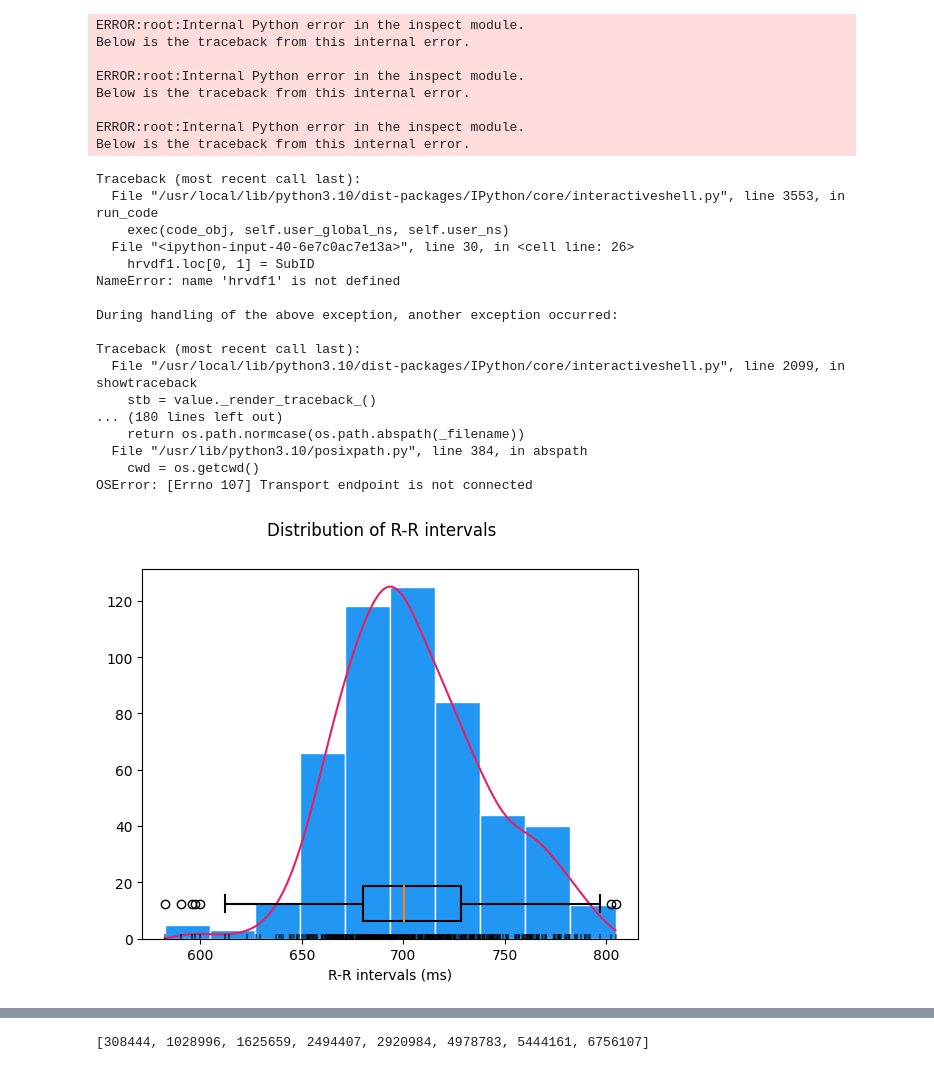
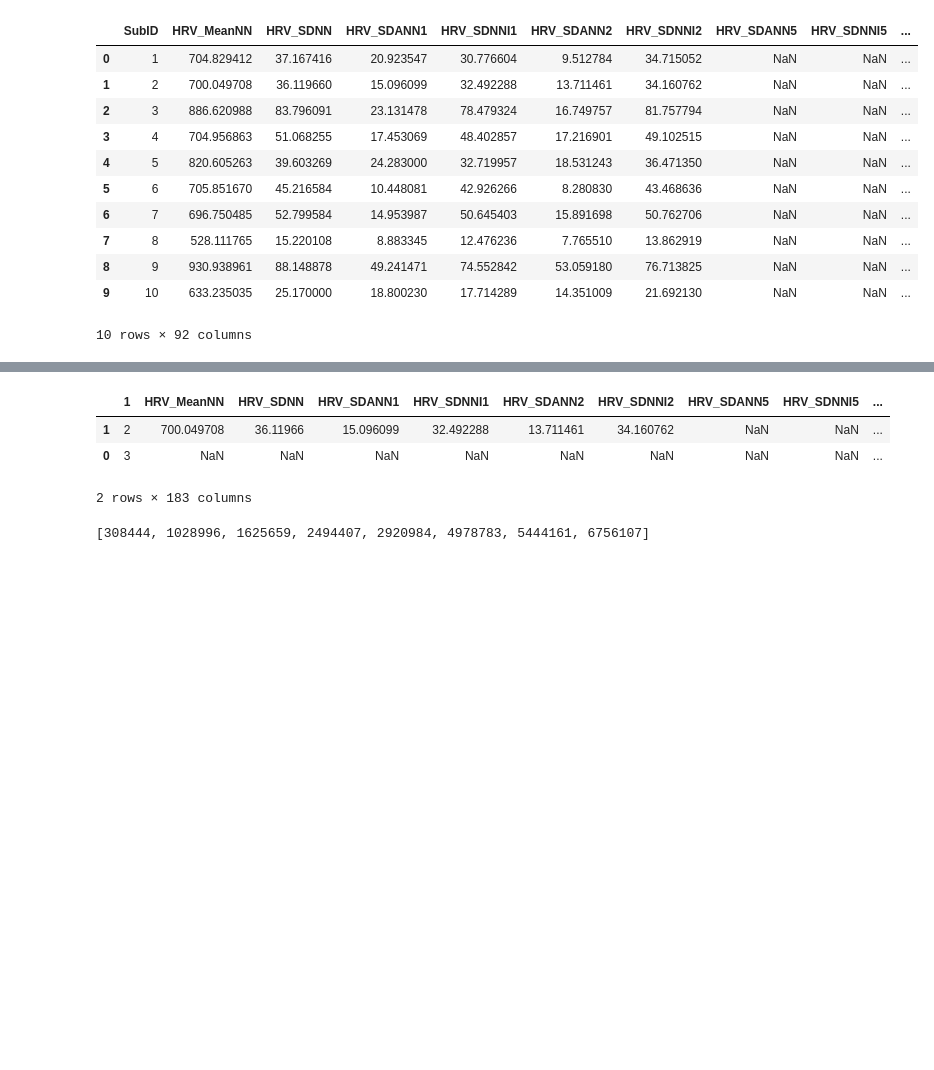
Before and after one commit to daonly/personal, a Jupyter notebook: Conf_physio.ipynb, the cells around one changed output, grey strips where cells are left out. Saved outputs shown, nothing was run; the diff lists cells and outputs as text; code cells hidden in the pictures; blank space fills up the shorter version.

```diff
--- a/Conf_physio.ipynb
+++ b/Conf_physio.ipynb
@@ -22,9 +46,9 @@ Mounted at /content/drive
 # %%
-### import and set raw data
+### import and set raw data: range 설정 필!
 
 tasklist = ['HRV', 'HCT', 'BlockI', 'BlockII']
 
-for i in range(2,3):
+for i in range(3,11):
 
   txtpath = datapath+f'/sub{i}.txt'
   data = pd.read_csv(txtpath, delimiter='\t', low_memory=False)
@@ -40,7 +64,7 @@ for i in range(2,3):
     savefile = datapath+f'/sub{i}_{tasklist[j]}.csv'
     slicedf.to_csv(savefile, index=True)
 # %%
-### HRV
+### HRV: range 설정 필!
 
 hrvdf = pd.DataFrame()
 
@@ -49,6 +73,7 @@ for i in range(1,2):
   ### SubID
   SubID = str(i)
   hrvdf.loc[0, 1] = SubID
+  hrvdf.columns = ['SubID']
 
   ### Compute time-domain indices of HRV
   hrvfile = datapath+f'/sub{SubID}_HRV.csv'
@@ -57,61 +82,52 @@ for i in range(1,2):
   hrvtime = nk.hrv_time(peaks, sampling_rate=2000, show=False)
   hrvdf = pd.concat([hrvdf, hrvtime], axis=1, ignore_index=False)
 
   ### Compute frequency-domain indices of HRV
   hrvfreq = nk.hrv_frequency(peaks, sampling_rate=2000, show=False)
   hrvdf = pd.concat([hrvdf, hrvfreq], axis=1, ignore_index=False)
 
   ### Compute nonlinear indices of HRV
-  hrvnonlin = nk.hrv_nonlinear(peaks, sampling_rate=2000, show=False
+  hrvnonlin = nk.hrv_nonlinear(peaks, sampling_rate=2000, show=False)
   hrvdf = pd.concat([hrvdf, hrvnonlin], axis=1, ignore_index=False)
 
-for i in range(2,3):
+for i in range(2,11):
+  hrvdf1 = pd.DataFrame()
 
   ### SubID
   SubID = str(i)
   hrvdf1.loc[0, 1] = SubID
+  hrvdf1.columns = ['SubID']
 
   ### Compute time-domain indices of HRV
   hrvfile = datapath+f'/sub{SubID}_HRV.csv'
   data = pd.read_csv(hrvfile)
   peaks, info = nk.ecg_peaks(data['CH1'], sampling_rate=2000)
-  hrvtime = nk.hrv_time(peaks, sampling_rate=2000, show=True)
+  hrvtime = nk.hrv_time(peaks, sampling_rate=2000, show=False)
   hrvdf1 = pd.concat([hrvdf1, hrvtime], axis=1, ignore_index=False)
 
   ### Compute frequency-domain indices of HRV
-  hrvfreq = nk.hrv_frequency(peaks, sampling_rate=2000, show=True)
+  hrvfreq = nk.hrv_frequency(peaks, sampling_rate=2000, show=False)
   hrvdf1 = pd.concat([hrvdf1, hrvfreq], axis=1, ignore_index=False)
 
   ### Compute nonlinear indices of HRV
-  hrvnonlin = nk.hrv_nonlinear(peaks, sampling_rate=2000, show=True)
+  hrvnonlin = nk.hrv_nonlinear(peaks, sampling_rate=2000, show=False)
   hrvdf1 = pd.concat([hrvdf1, hrvnonlin], axis=1, ignore_index=False)
   hrvdf = pd.concat([hrvdf, hrvdf1], ignore_index=True)
 
+savefile = savepath+f'/HRVData.xlsx'
+hrvdf.to_excel(savefile, index=False)
+
 hrvdf
 # %% [output]
+|  | SubID | HRV_MeanNN | HRV_SDNN | HRV_SDANN1 | HRV_SDNNI1 | HRV_SDANN2 | HRV_SDNNI2 | HRV_SDANN5 | HRV_SDNNI5 | ... |
+| 0 | 1 | 704.829412 | 37.167416 | 20.923547 | 30.776604 | 9.512784 | 34.715052 | NaN | NaN | ... |
+| 1 | 2 | 700.049708 | 36.119660 | 15.096099 | 32.492288 | 13.711461 | 34.160762 | NaN | NaN | ... |
+| 2 | 3 | 886.620988 | 83.796091 | 23.131478 | 78.479324 | 16.749757 | 81.757794 | NaN | NaN | ... |
+| 3 | 4 | 704.956863 | 51.068255 | 17.453069 | 48.402857 | 17.216901 | 49.102515 | NaN | NaN | ... |
+| 4 | 5 | 820.605263 | 39.603269 | 24.283000 | 32.719957 | 18.531243 | 36.471350 | NaN | NaN | ... |
+| 5 | 6 | 705.851670 | 45.216584 | 10.448081 | 42.926266 | 8.280830 | 43.468636 | NaN | NaN | ... |
+| 6 | 7 | 696.750485 | 52.799584 | 14.953987 | 50.645403 | 15.891698 | 50.762706 | NaN | NaN | ... |
+| 7 | 8 | 528.111765 | 15.220108 | 8.883345 | 12.476236 | 7.765510 | 13.862919 | NaN | NaN | ... |
+| 8 | 9 | 930.938961 | 88.148878 | 49.241471 | 74.552842 | 53.059180 | 76.713825 | NaN | NaN | ... |
+| 9 | 10 | 633.235035 | 25.170000 | 18.800230 | 17.714289 | 14.351009 | 21.692130 | NaN | NaN | ... |
-ERROR:root:Internal Python error in the inspect module.
-Below is the traceback from this internal error.
-
-ERROR:root:Internal Python error in the inspect module.
-Below is the traceback from this internal error.
-
-ERROR:root:Internal Python error in the inspect module.
-Below is the traceback from this internal error.
+10 rows × 92 columns
-Traceback (most recent call last):
-  File "/usr/local/lib/python3.10/dist-packages/IPython/core/interactiveshell.py", line 3553, in run_code
-    exec(code_obj, self.user_global_ns, self.user_ns)
-  File "<ipython-input-40-6e7c0ac7e13a>", line 30, in <cell line: 26>
-    hrvdf1.loc[0, 1] = SubID
-NameError: name 'hrvdf1' is not defined
-
-During handling of the above exception, another exception occurred:
-
-Traceback (most recent call last):
-  File "/usr/local/lib/python3.10/dist-packages/IPython/core/interactiveshell.py", line 2099, in showtraceback
-    stb = value._render_traceback_()
-... (180 lines left out)
-    return os.path.normcase(os.path.abspath(_filename))
-  File "/usr/lib/python3.10/posixpath.py", line 384, in abspath
-    cwd = os.getcwd()
-OSError: [Errno 107] Transport endpoint is not connected
-[figure, removed]
@@ -122,3 +134,10 @@ pd.concat?
+# %%
+hrvdf1
+# %% [output]
+|  | 1 | HRV_MeanNN | HRV_SDNN | HRV_SDANN1 | HRV_SDNNI1 | HRV_SDANN2 | HRV_SDNNI2 | HRV_SDANN5 | HRV_SDNNI5 | ... |
+| 1 | 2 | 700.049708 | 36.11966 | 15.096099 | 32.492288 | 13.711461 | 34.160762 | NaN | NaN | ... |
+| 0 | 3 | NaN | NaN | NaN | NaN | NaN | NaN | NaN | NaN | ... |
+2 rows × 183 columns
 # %%
 signal
 # %% [output]
```
Also changed, not shown: parts of 5 cells of this notebook.
